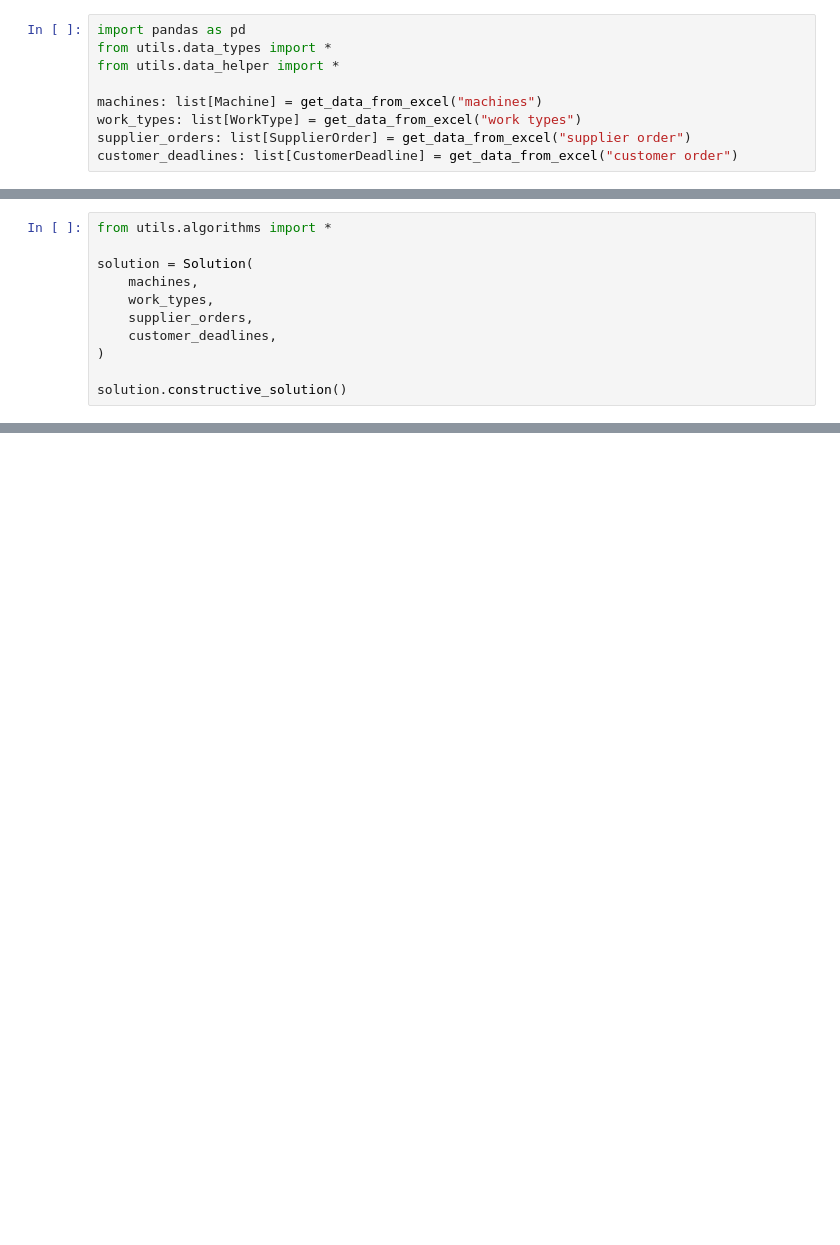
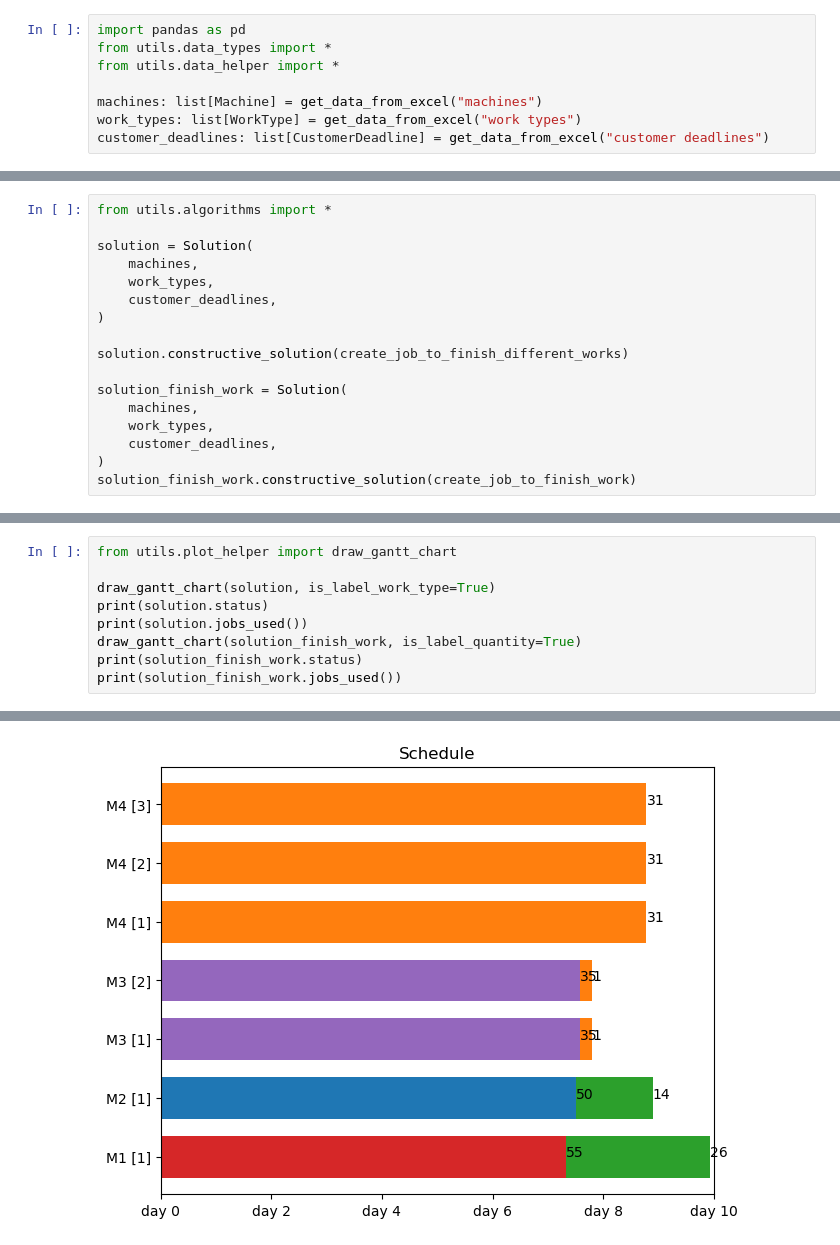
Before and after one commit to AngeloLongano/schedule_machine_project, a Jupyter notebook: show_results.ipynb, the cells around one changed output, grey strips where cells are left out. Drawn from its saved outputs; the diff is of its cells as text; blank space fills up the shorter version.

```diff
--- a/show_results.ipynb
+++ b/show_results.ipynb
@@ -5,5 +9,4 @@ from utils.data_helper import *
 
 machines: list[Machine] = get_data_from_excel("machines")
 work_types: list[WorkType] = get_data_from_excel("work types")
-supplier_orders: list[SupplierOrder] = get_data_from_excel("supplier order")
-customer_deadlines: list[CustomerDeadline] = get_data_from_excel("customer order")
+customer_deadlines: list[CustomerDeadline] = get_data_from_excel("customer deadlines")
@@ -13,8 +18,14 @@ from utils.algorithms import *
 solution = Solution(
     machines,
     work_types,
-    supplier_orders,
     customer_deadlines,
 )
 
-solution.constructive_solution()
+solution.constructive_solution(create_job_to_finish_different_works)
+
+solution_finish_work = Solution(
+    machines,
+    work_types,
+    customer_deadlines,
+)
+solution_finish_work.constructive_solution(create_job_to_finish_work)
@@ -107,0 +44,10 @@ draw_gantt_chart(solution.schedule)
+# %%
+from utils.plot_helper import draw_gantt_chart
+
+draw_gantt_chart(solution, is_label_work_type=True)
+print(solution.status)
+print(solution.jobs_used())
+draw_gantt_chart(solution_finish_work, is_label_quantity=True)
+print(solution_finish_work.status)
+print(solution_finish_work.jobs_used())
+# %% [output]
@@ -107,0 +57 @@ draw_gantt_chart(solution.schedule)
+[figure, added]
```
Also changed, not shown: parts of 12 cells of this notebook, 21 other files.
